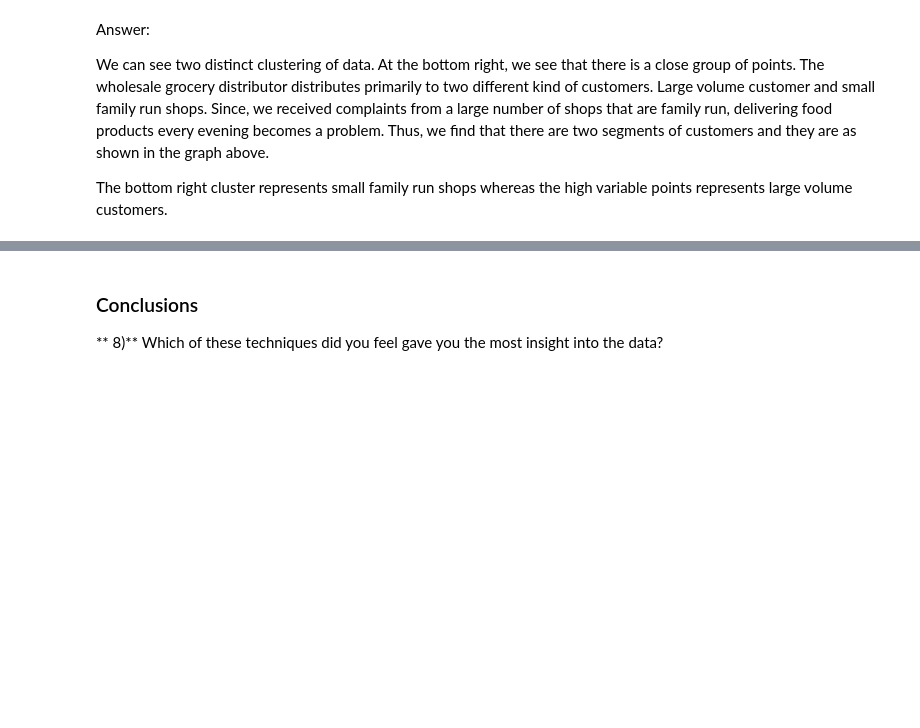
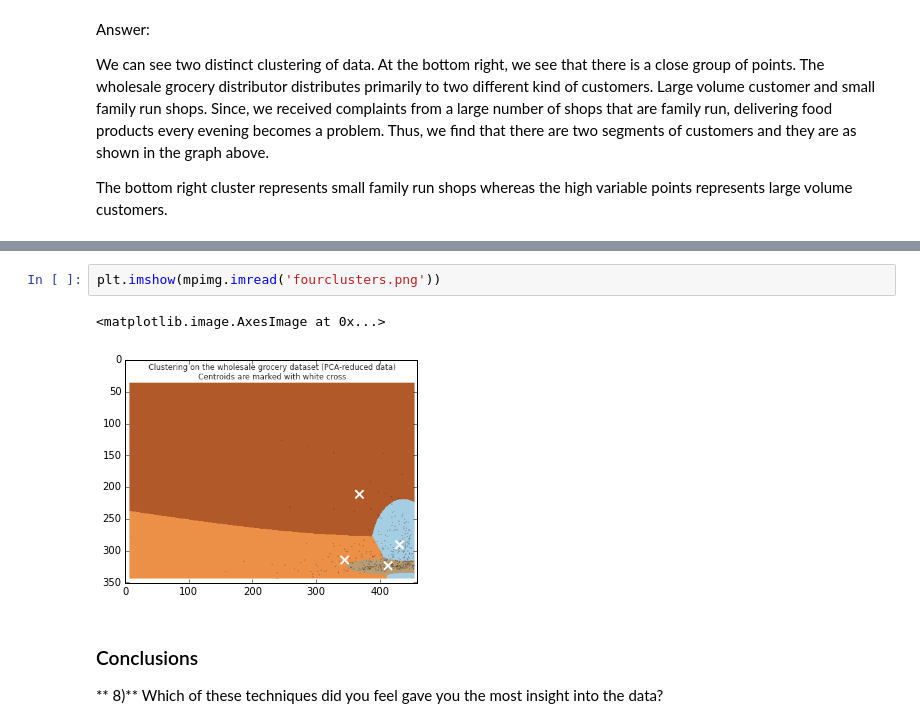
Before and after one commit to rahulravindran0108/customer-segment-ml, a Jupyter notebook: customer_segments.ipynb, the cells around one changed output, grey strips where cells are left out. Saved outputs shown, nothing was run; the diff lists cells and outputs as text; blank space fills up the shorter version.

```diff
--- a/customer_segments.ipynb
+++ b/customer_segments.ipynb
@@ -239,3 +246,8 @@ Figure above shows output for 3 clusters. As we can see there is no real boundar
+# %%
+plt.imshow(mpimg.imread('fourclusters.png'))
+# %% [output]
+<matplotlib.image.AxesImage at 0x...>
+[figure, added]
 # %% [markdown]
 ### Conclusions
 
```
Also changed, not shown: parts of 5 cells of this notebook, 4 other files.
